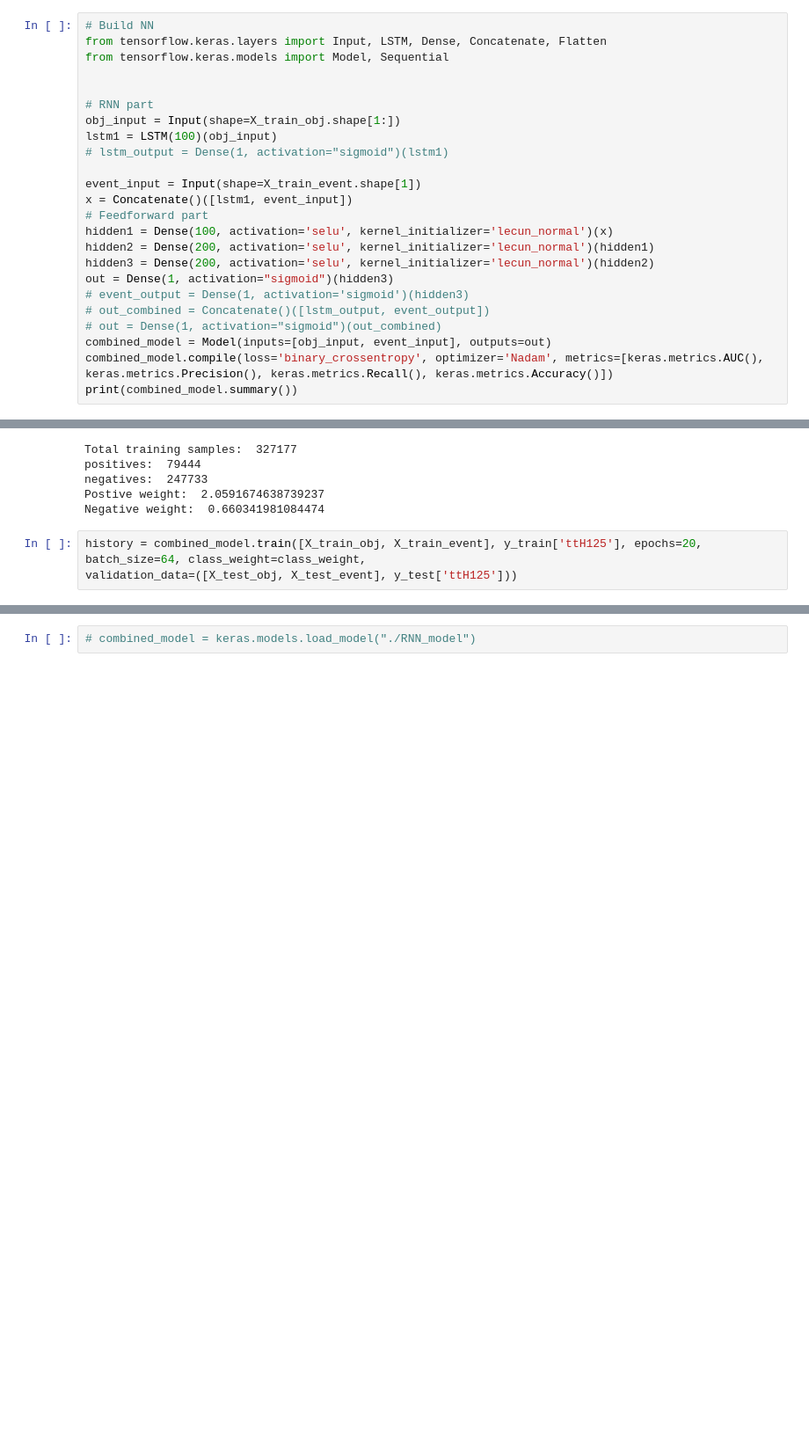
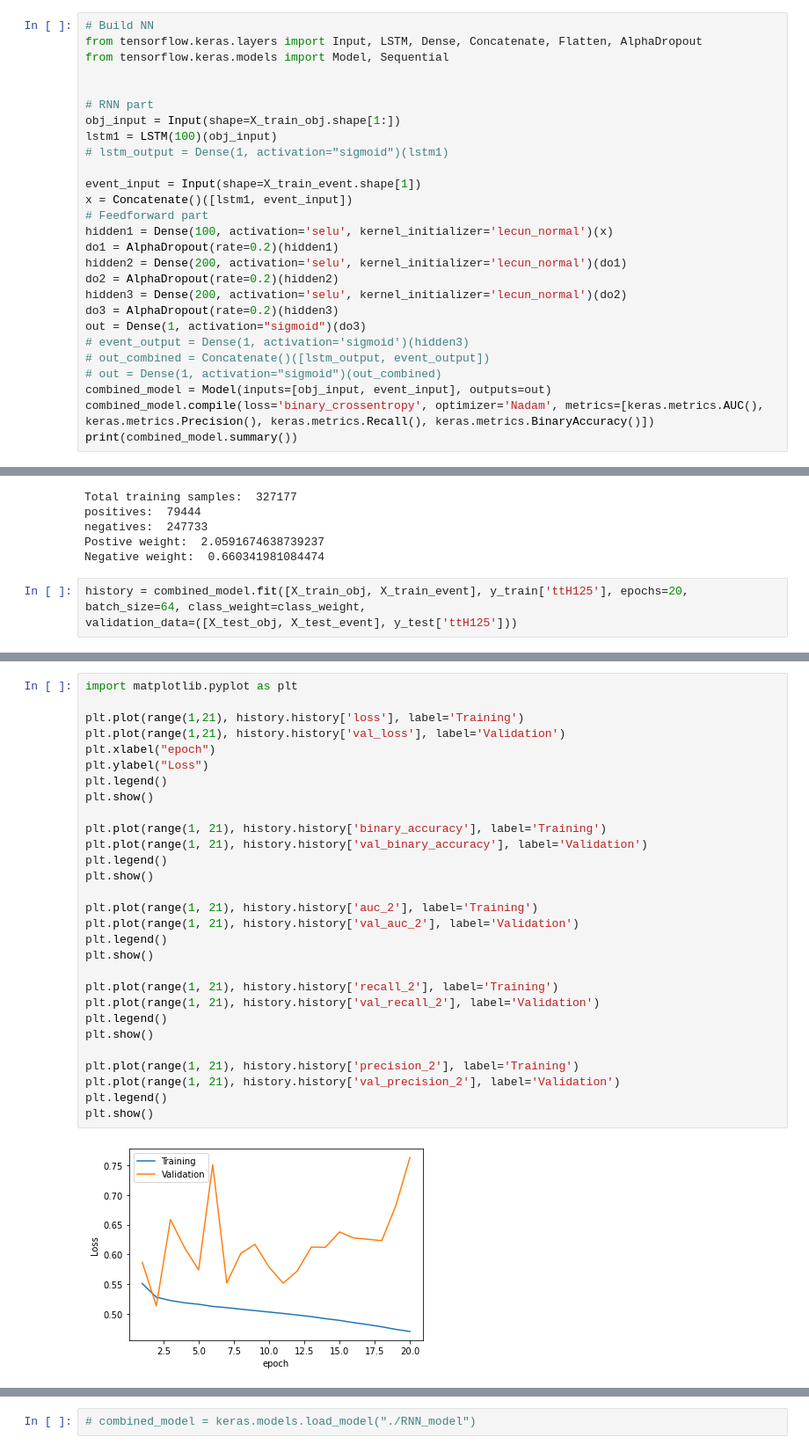
Before and after one commit to joeb42/Invisible-Higgs, a Jupyter notebook: ttbar_notebooks/RNN.ipynb, the cells around one changed output, grey strips where cells are left out. Shown at 88% size. Saved outputs shown, nothing was run; the diff lists cells and outputs as text; blank space fills up the shorter version.

```diff
--- a/ttbar_notebooks/RNN.ipynb
+++ b/ttbar_notebooks/RNN.ipynb
@@ -42,7 +42,7 @@ coreClock: 1.59GHz coreCount: 40 deviceMemorySize: 14.75GiB deviceMemoryBandwidt
 2022-02-04 10:04:05.516707: I tensorflow/compiler/jit/xla_gpu_device.cc:99] Not creating XLA devices, tf_xla_enable_xla_devices not set
 # %%
 # Build NN
-from tensorflow.keras.layers import Input, LSTM, Dense, Concatenate, Flatten
+from tensorflow.keras.layers import Input, LSTM, Dense, Concatenate, Flatten, AlphaDropout
 from tensorflow.keras.models import Model, Sequential
 
 
@@ -55,13 +55,16 @@ event_input = Input(shape=X_train_event.shape[1])
 x = Concatenate()([lstm1, event_input])
 # Feedforward part
 hidden1 = Dense(100, activation='selu', kernel_initializer='lecun_normal')(x)
-hidden2 = Dense(200, activation='selu', kernel_initializer='lecun_normal')(hidden1)
-hidden3 = Dense(200, activation='selu', kernel_initializer='lecun_normal')(hidden2)
-out = Dense(1, activation="sigmoid")(hidden3)
+do1 = AlphaDropout(rate=0.2)(hidden1)
+hidden2 = Dense(200, activation='selu', kernel_initializer='lecun_normal')(do1)
+do2 = AlphaDropout(rate=0.2)(hidden2)
+hidden3 = Dense(200, activation='selu', kernel_initializer='lecun_normal')(do2)
+do3 = AlphaDropout(rate=0.2)(hidden3)
+out = Dense(1, activation="sigmoid")(do3)
 # event_output = Dense(1, activation='sigmoid')(hidden3)
 # out_combined = Concatenate()([lstm_output, event_output])
 # out = Dense(1, activation="sigmoid")(out_combined)
 combined_model = Model(inputs=[obj_input, event_input], outputs=out)
-combined_model.compile(loss='binary_crossentropy', optimizer='Nadam', metrics=[keras.metrics.AUC(), keras.metrics.Precision(), keras.metrics.Recall(), keras.metrics.Accuracy()])
+combined_model.compile(loss='binary_crossentropy', optimizer='Nadam', metrics=[keras.metrics.AUC(), keras.metrics.Precision(), keras.metrics.Recall(), keras.metrics.BinaryAccuracy()])
 print(combined_model.summary())
 # %% [output]
@@ -102,5 +105,5 @@ negatives:  247733
 Postive weight:  2.0591674638739237
 Negative weight:  0.660341981084474
 # %%
-history = combined_model.train([X_train_obj, X_train_event], y_train['ttH125'], epochs=20, batch_size=64, class_weight=class_weight,
+history = combined_model.fit([X_train_obj, X_train_event], y_train['ttH125'], epochs=20, batch_size=64, class_weight=class_weight,
 validation_data=([X_test_obj, X_test_event], y_test['ttH125']))
@@ -106,0 +128,31 @@ validation_data=([X_test_obj, X_test_event], y_test['ttH125']))
+# %%
+import matplotlib.pyplot as plt
+
+plt.plot(range(1,21), history.history['loss'], label='Training')
+plt.plot(range(1,21), history.history['val_loss'], label='Validation')
+plt.xlabel("epoch")
+plt.ylabel("Loss")
+plt.legend()
+plt.show()
+
+plt.plot(range(1, 21), history.history['binary_accuracy'], label='Training')
+plt.plot(range(1, 21), history.history['val_binary_accuracy'], label='Validation')
+plt.legend()
+plt.show()
+
+plt.plot(range(1, 21), history.history['auc_2'], label='Training')
+plt.plot(range(1, 21), history.history['val_auc_2'], label='Validation')
+plt.legend()
+plt.show()
+
+plt.plot(range(1, 21), history.history['recall_2'], label='Training')
+plt.plot(range(1, 21), history.history['val_recall_2'], label='Validation')
+plt.legend()
+plt.show()
+
+plt.plot(range(1, 21), history.history['precision_2'], label='Training')
+plt.plot(range(1, 21), history.history['val_precision_2'], label='Validation')
+plt.legend()
+plt.show()
+# %% [output]
+[figure, added]
```
Also changed, not shown: parts of 3 cells of this notebook, 1 other file.
